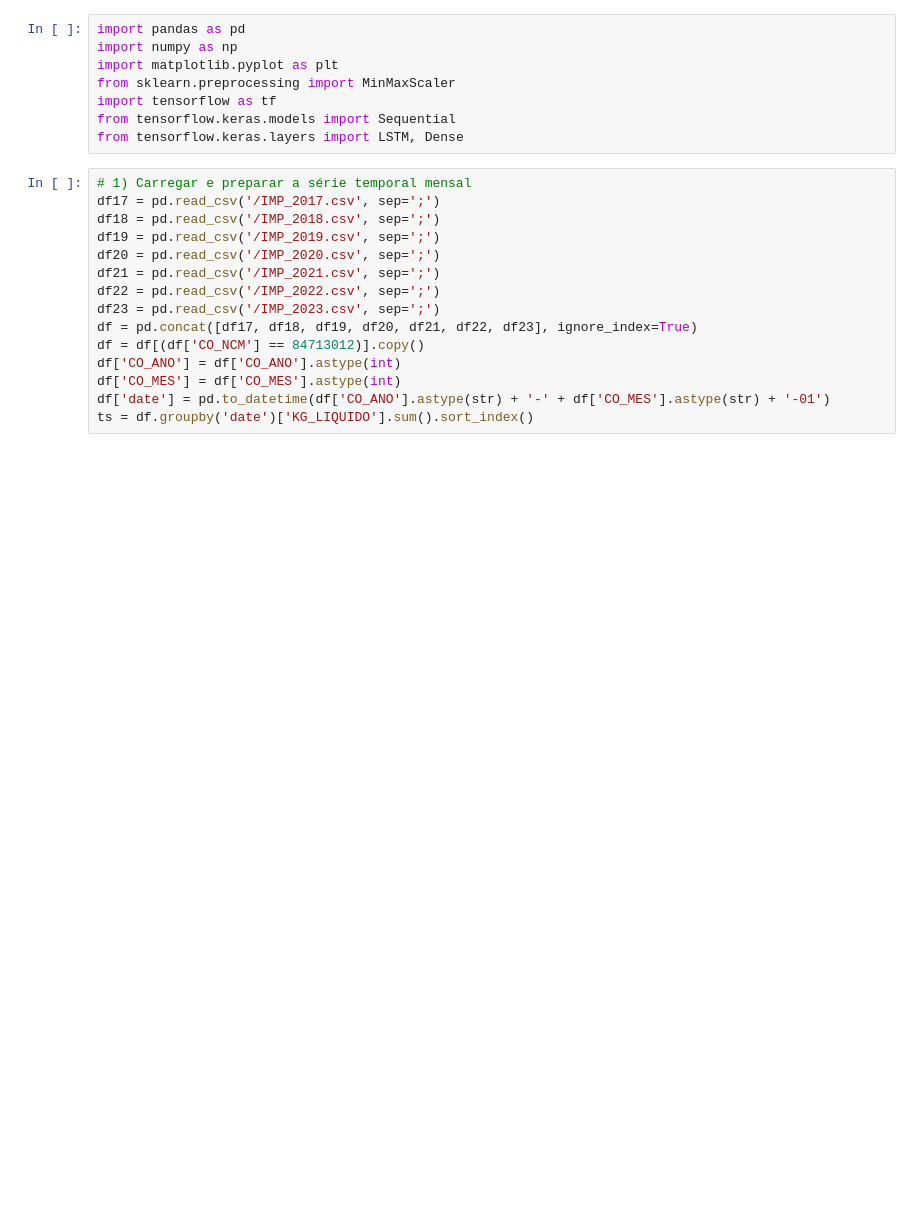
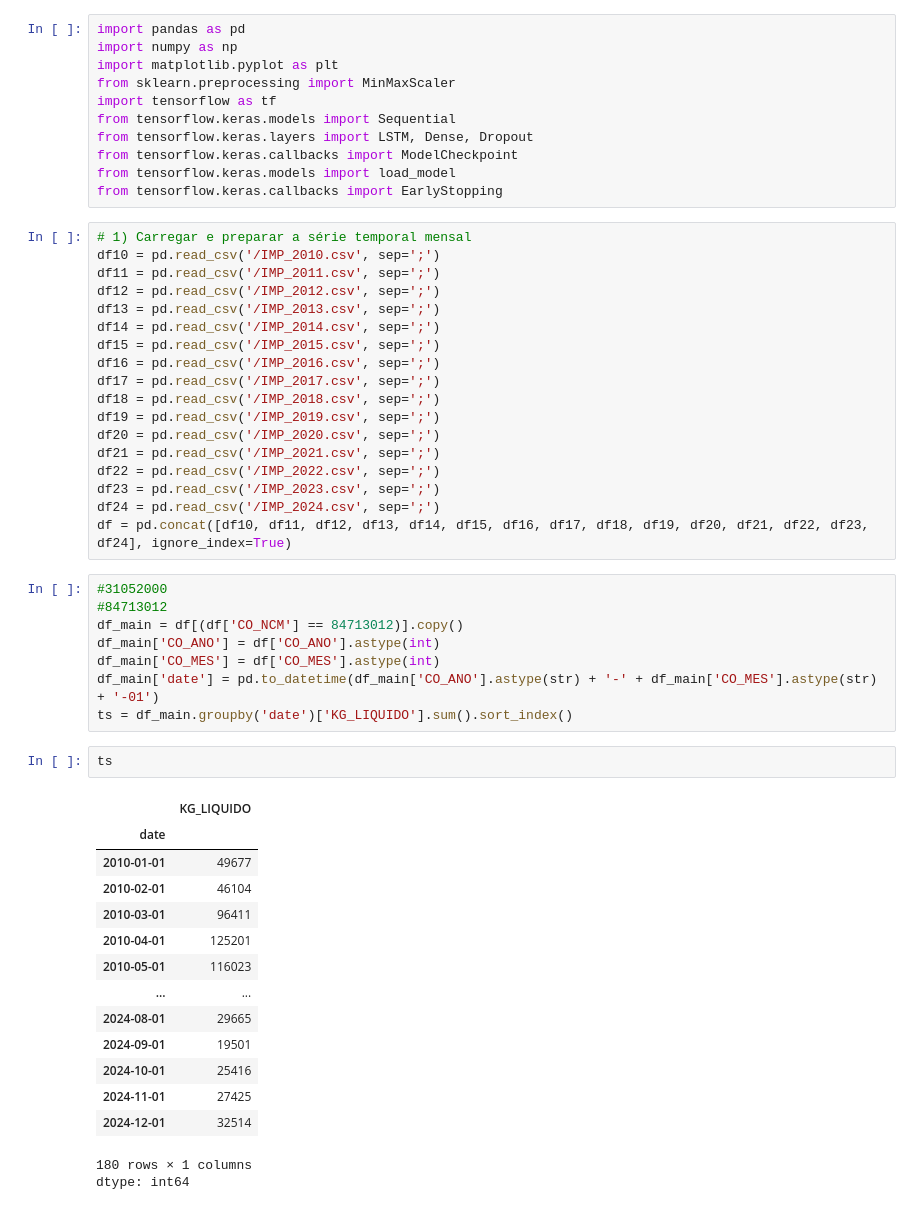
Before and after one commit to D-Neumayer/tcc-eng-comp-2025, a Jupyter notebook: LSTM/train_lstm.ipynb, the cells around one changed output. Drawn from its saved outputs; the diff is of its cells as text; blank space fills up the shorter version.

Commit message:
chore: Adding new LSTM files

```diff
--- a/LSTM/train_lstm.ipynb
+++ b/LSTM/train_lstm.ipynb
@@ -5,9 +5,19 @@ import matplotlib.pyplot as plt
 from sklearn.preprocessing import MinMaxScaler
 import tensorflow as tf
 from tensorflow.keras.models import Sequential
-from tensorflow.keras.layers import LSTM, Dense
+from tensorflow.keras.layers import LSTM, Dense, Dropout
+from tensorflow.keras.callbacks import ModelCheckpoint
+from tensorflow.keras.models import load_model
+from tensorflow.keras.callbacks import EarlyStopping
 # %%
 # 1) Carregar e preparar a série temporal mensal
+df10 = pd.read_csv('/IMP_2010.csv', sep=';')
+df11 = pd.read_csv('/IMP_2011.csv', sep=';')
+df12 = pd.read_csv('/IMP_2012.csv', sep=';')
+df13 = pd.read_csv('/IMP_2013.csv', sep=';')
+df14 = pd.read_csv('/IMP_2014.csv', sep=';')
+df15 = pd.read_csv('/IMP_2015.csv', sep=';')
+df16 = pd.read_csv('/IMP_2016.csv', sep=';')
 df17 = pd.read_csv('/IMP_2017.csv', sep=';')
 df18 = pd.read_csv('/IMP_2018.csv', sep=';')
 df19 = pd.read_csv('/IMP_2019.csv', sep=';')
@@ -15,12 +25,34 @@ df20 = pd.read_csv('/IMP_2020.csv', sep=';')
 df21 = pd.read_csv('/IMP_2021.csv', sep=';')
 df22 = pd.read_csv('/IMP_2022.csv', sep=';')
 df23 = pd.read_csv('/IMP_2023.csv', sep=';')
-df = pd.concat([df17, df18, df19, df20, df21, df22, df23], ignore_index=True)
-df = df[(df['CO_NCM'] == 84713012)].copy()
-df['CO_ANO'] = df['CO_ANO'].astype(int)
-df['CO_MES'] = df['CO_MES'].astype(int)
-df['date'] = pd.to_datetime(df['CO_ANO'].astype(str) + '-' + df['CO_MES'].astype(str) + '-01')
-ts = df.groupby('date')['KG_LIQUIDO'].sum().sort_index()
+df24 = pd.read_csv('/IMP_2024.csv', sep=';')
+df = pd.concat([df10, df11, df12, df13, df14, df15, df16, df17, df18, df19, df20, df21, df22, df23, df24], ignore_index=True)
+# %%
+#31052000
+#84713012
+df_main = df[(df['CO_NCM'] == 84713012)].copy()
+df_main['CO_ANO'] = df['CO_ANO'].astype(int)
+df_main['CO_MES'] = df['CO_MES'].astype(int)
+df_main['date'] = pd.to_datetime(df_main['CO_ANO'].astype(str) + '-' + df_main['CO_MES'].astype(str) + '-01')
+ts = df_main.groupby('date')['KG_LIQUIDO'].sum().sort_index()
+# %%
+ts
+# %% [output]
+|  | KG_LIQUIDO |
+| date |  |
+| 2010-01-01 | 49677 |
+| 2010-02-01 | 46104 |
+| 2010-03-01 | 96411 |
+| 2010-04-01 | 125201 |
+| 2010-05-01 | 116023 |
+| ... | ... |
+| 2024-08-01 | 29665 |
+| 2024-09-01 | 19501 |
+| 2024-10-01 | 25416 |
+| 2024-11-01 | 27425 |
+| 2024-12-01 | 32514 |
+180 rows × 1 columns
+dtype: int64
 # %%
 # 2) Normalizar (MinMax)
 values = ts.values.reshape(-1, 1)
```
Also changed, not shown: parts of 6 cells of this notebook, 1 other file.
